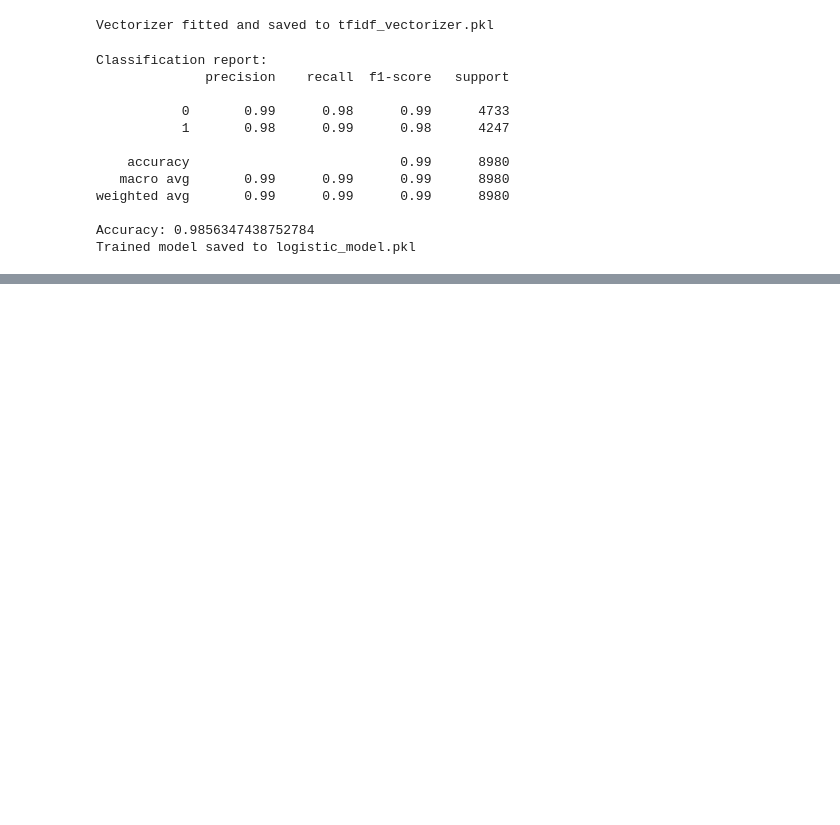
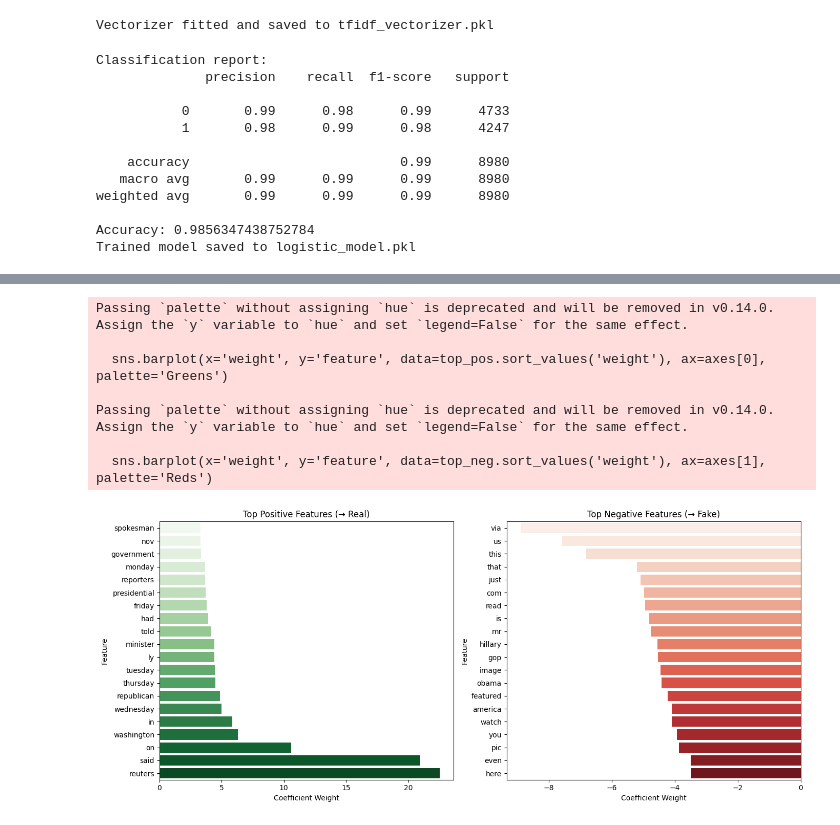
Before and after one commit to kavinkumar1603/truth_lens, a Jupyter notebook: backend/app.ipynb, the cells around one changed output, grey strips where cells are left out. Saved outputs shown, nothing was run; the diff lists cells and outputs as text; code cells hidden in the pictures; blank space fills up the shorter version.

```diff
--- a/backend/app.ipynb
+++ b/backend/app.ipynb
@@ -125,0 +249,40 @@ Trained model saved to logistic_model.pkl
+# %%
+# Top features (most indicative words)
+import pandas as pd
+feature_names = vectorizer.get_feature_names_out()
+coefs = lr.coef_[0]
+
+top_n = 20
+top_pos_idx = np.argsort(coefs)[-top_n:][::-1]
+top_neg_idx = np.argsort(coefs)[:top_n]
+
+top_pos = pd.DataFrame({
+    'feature': feature_names[top_pos_idx],
+    'weight': coefs[top_pos_idx]
+})
+top_neg = pd.DataFrame({
+    'feature': feature_names[top_neg_idx],
+    'weight': coefs[top_neg_idx]
+})
+
+fig, axes = plt.subplots(1, 2, figsize=(14, 6), sharey=False)
+sns.barplot(x='weight', y='feature', data=top_pos.sort_values('weight'), ax=axes[0], palette='Greens')
+axes[0].set_title('Top Positive Features (→ Real)')
+axes[0].set_xlabel('Coefficient Weight')
+axes[0].set_ylabel('Feature')
+
+sns.barplot(x='weight', y='feature', data=top_neg.sort_values('weight'), ax=axes[1], palette='Reds')
+axes[1].set_title('Top Negative Features (→ Fake)')
+axes[1].set_xlabel('Coefficient Weight')
+axes[1].set_ylabel('Feature')
+plt.tight_layout()
+plt.show()
+# %% [output]
+Passing `palette` without assigning `hue` is deprecated and will be removed in v0.14.0. Assign the `y` variable to `hue` and set `legend=False` for the same effect.
+
+  sns.barplot(x='weight', y='feature', data=top_pos.sort_values('weight'), ax=axes[0], palette='Greens')
+
+Passing `palette` without assigning `hue` is deprecated and will be removed in v0.14.0. Assign the `y` variable to `hue` and set `legend=False` for the same effect.
+
+  sns.barplot(x='weight', y='feature', data=top_neg.sort_values('weight'), ax=axes[1], palette='Reds')
+[figure, added]
```
Also changed, not shown: parts of 6 cells of this notebook, 8 other files.
